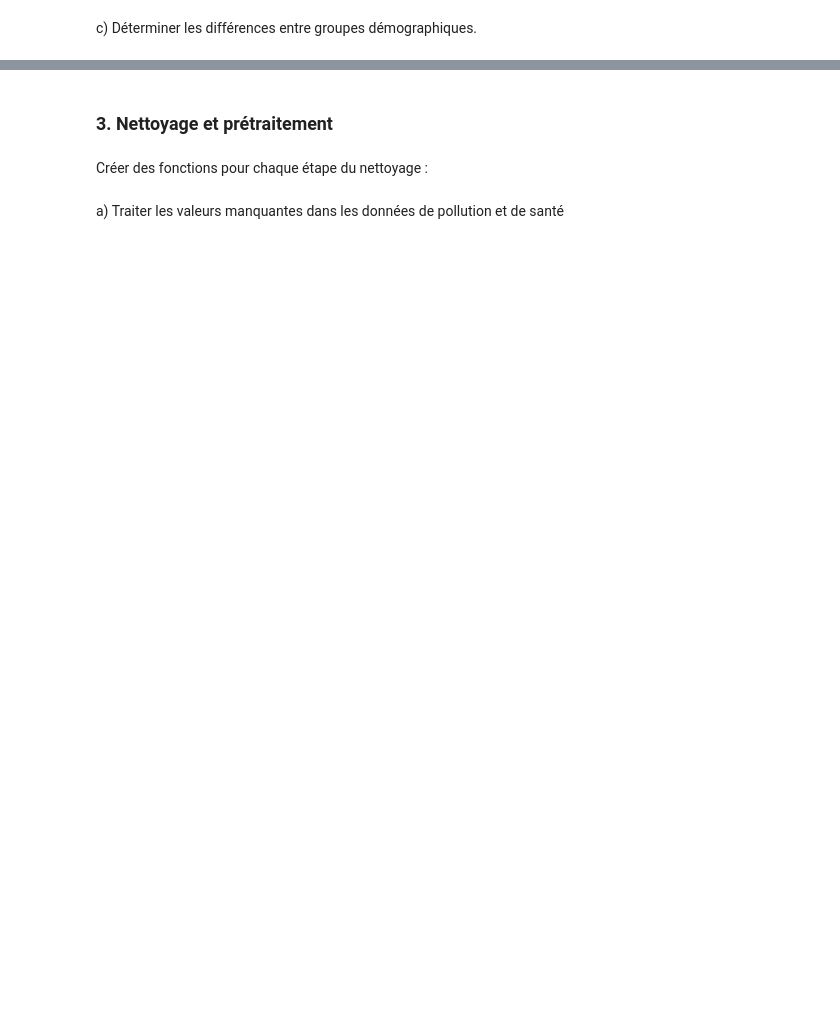
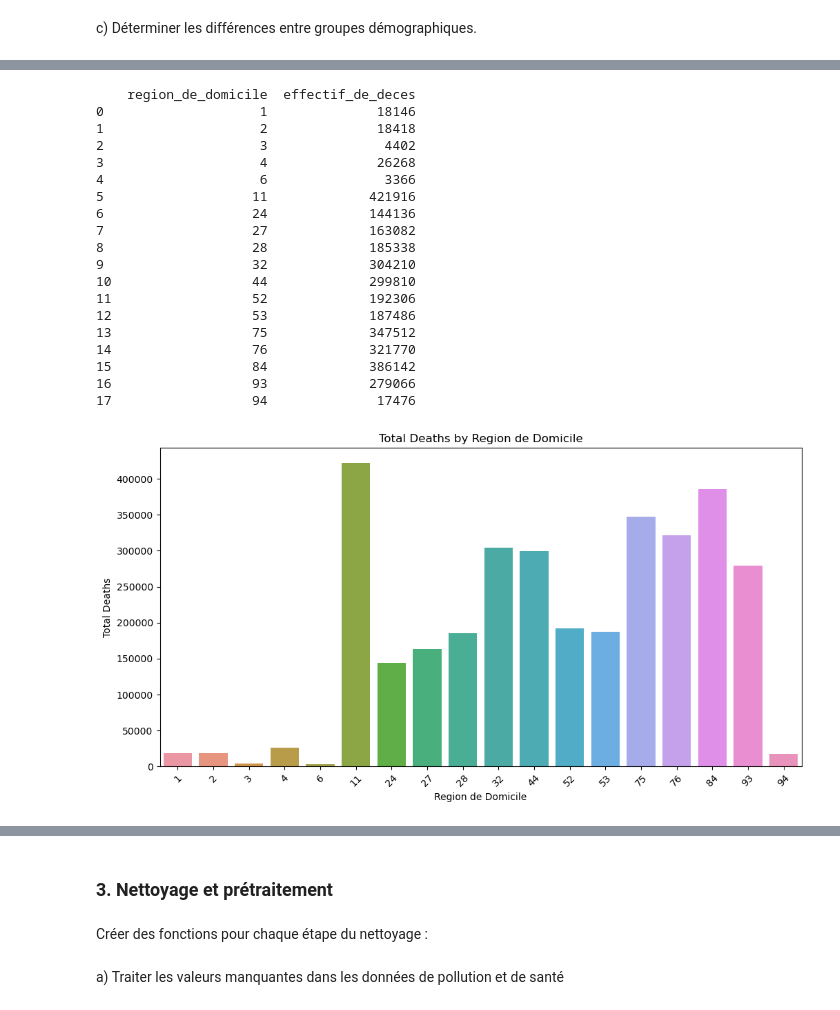
Before and after one commit to hemza1/Projet_Exploration_Donn-es, a Jupyter notebook: Projet_ED.ipynb, the cells around one changed output, grey strips where cells are left out. Saved outputs shown, nothing was run; the diff lists cells and outputs as text; code cells hidden in the pictures; blank space fills up the shorter version.

```diff
--- a/Projet_ED.ipynb
+++ b/Projet_ED.ipynb
@@ -54,0 +279,35 @@ c)	Déterminer les différences entre groupes démographiques.
+# %%
+# Group the data by 'region_de_domicile' (region of residence) and calculate total deaths in each region
+region_groups = df_mort.groupby('region_de_domicile').agg({'effectif_de_deces': 'sum'}).reset_index()
+
+# Display the result
+print(region_groups)
+
+plt.figure(figsize=(12, 6))
+sns.barplot(x='region_de_domicile', y='effectif_de_deces', data=region_groups)
+plt.xticks(rotation=45)
+plt.title("Total Deaths by Region de Domicile")
+plt.xlabel("Region de Domicile")
+plt.ylabel("Total Deaths")
+plt.show()
+# %% [output]
+    region_de_domicile  effectif_de_deces
+0                    1              18146
+1                    2              18418
+2                    3               4402
+3                    4              26268
+4                    6               3366
+5                   11             421916
+6                   24             144136
+7                   27             163082
+8                   28             185338
+9                   32             304210
+10                  44             299810
+11                  52             192306
+12                  53             187486
+13                  75             347512
+14                  76             321770
+15                  84             386142
+16                  93             279066
+17                  94              17476
+[figure, added]
```
Also changed, not shown: parts of 20 cells of this notebook.
